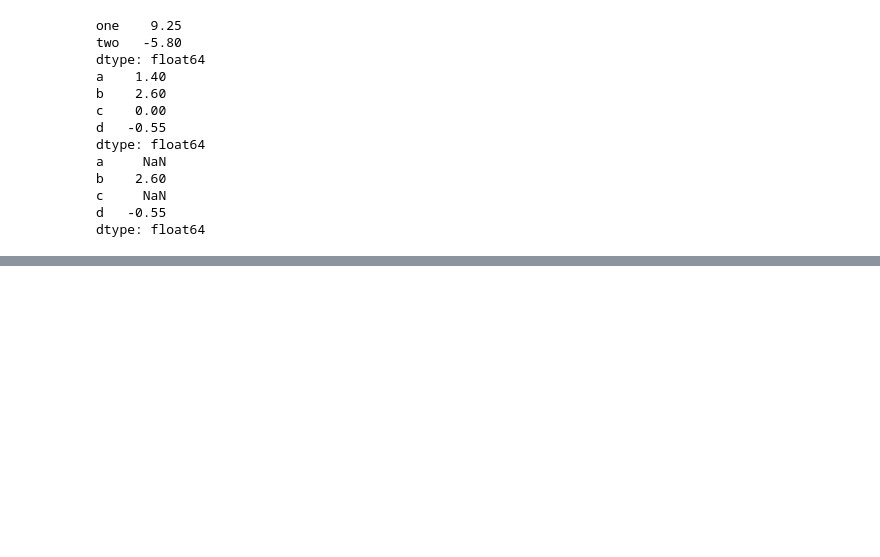
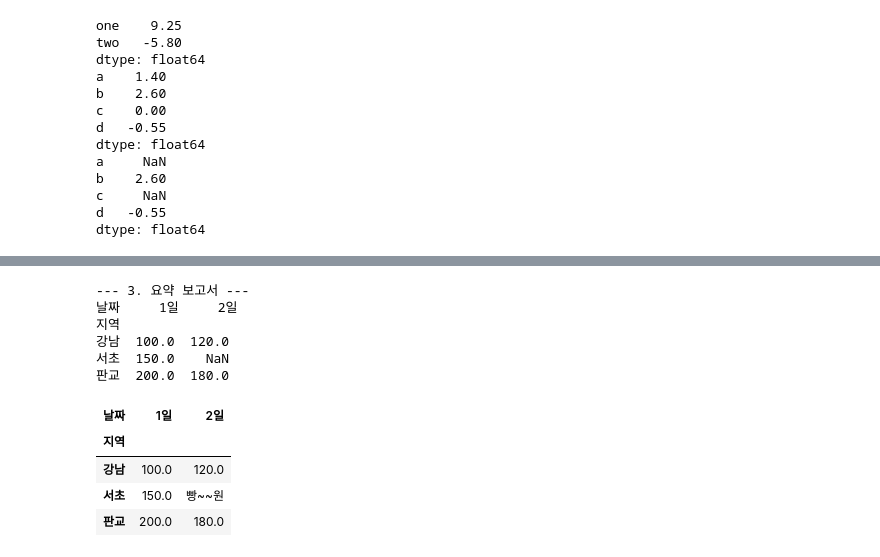
Before and after one commit to hayden-71/26_python_basic, a Jupyter notebook: data/01_pandas_260108.ipynb, the cells around one changed output, grey strips where cells are left out. Saved outputs shown, nothing was run; the diff lists cells and outputs as text; code cells hidden in the pictures; blank space fills up the shorter version.

Commit message:
pandas

```diff
--- a/data/01_pandas_260108.ipynb
+++ b/data/01_pandas_260108.ipynb
@@ -666,0 +1073,19 @@ print(df.sort_values(by=['E', 'F']))
+# %%
+import pandas as pd
+
+# 1. 데이터 준비
+store_info = pd.DataFrame({
+    '매장코드': ['A01', 'A02', 'B01'],
+    '지역': ['강남', '서초', '판교']
+})
+
+sales_data = pd.DataFrame({
+    '매장코드': ['A01', 'A01', 'A02', 'B01', 'B01'],
+    '날짜': ['1일', '2일', '1일', '1일', '2일'],
+    '매출액': [100, 120, 150, 200, 180]
+})
+# %%
+# [풀이 1] 데이터 합치기 (VLOOKUP)
+merged_df = pd.merge(sales_data, store_info, on='매장코드', how='left')
+print('--- 1. 합쳐진 데이터 ---')
+print(merged_df)
@@ -666,0 +1120,25 @@ print(df.sort_values(by=['E', 'F']))
+# %%
+# [풀이 3] 피벗 테이블 (보고서용)
+pivot_report = merged_df.pivot_table(
+    index = '지역',
+    columns = '날짜',
+    values = '매출액',
+    aggfunc = 'sum'
+)
+
+print('\n--- 3. 요약 보고서 ---')
+print(pivot_report)
+
+pivot_report.fillna('빵~~원')
+# %% [output]
+--- 3. 요약 보고서 ---
+날짜     1일     2일
+지역
+강남  100.0  120.0
+서초  150.0    NaN
+판교  200.0  180.0
+| 날짜 | 1일 | 2일 |
+| 지역 |  |  |
+| 강남 | 100.0 | 120.0 |
+| 서초 | 150.0 | 빵~~원 |
+| 판교 | 200.0 | 180.0 |
```
Also changed, not shown: parts of 43 cells of this notebook, 14 other files.
